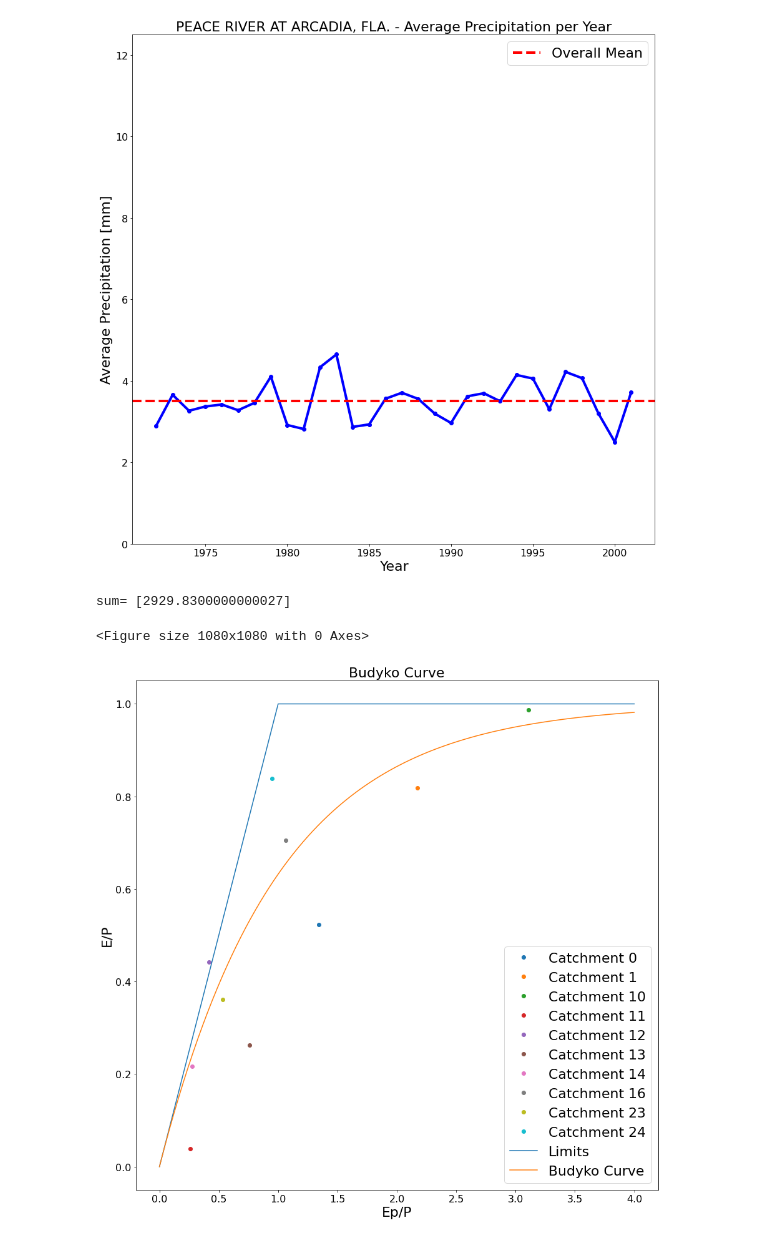
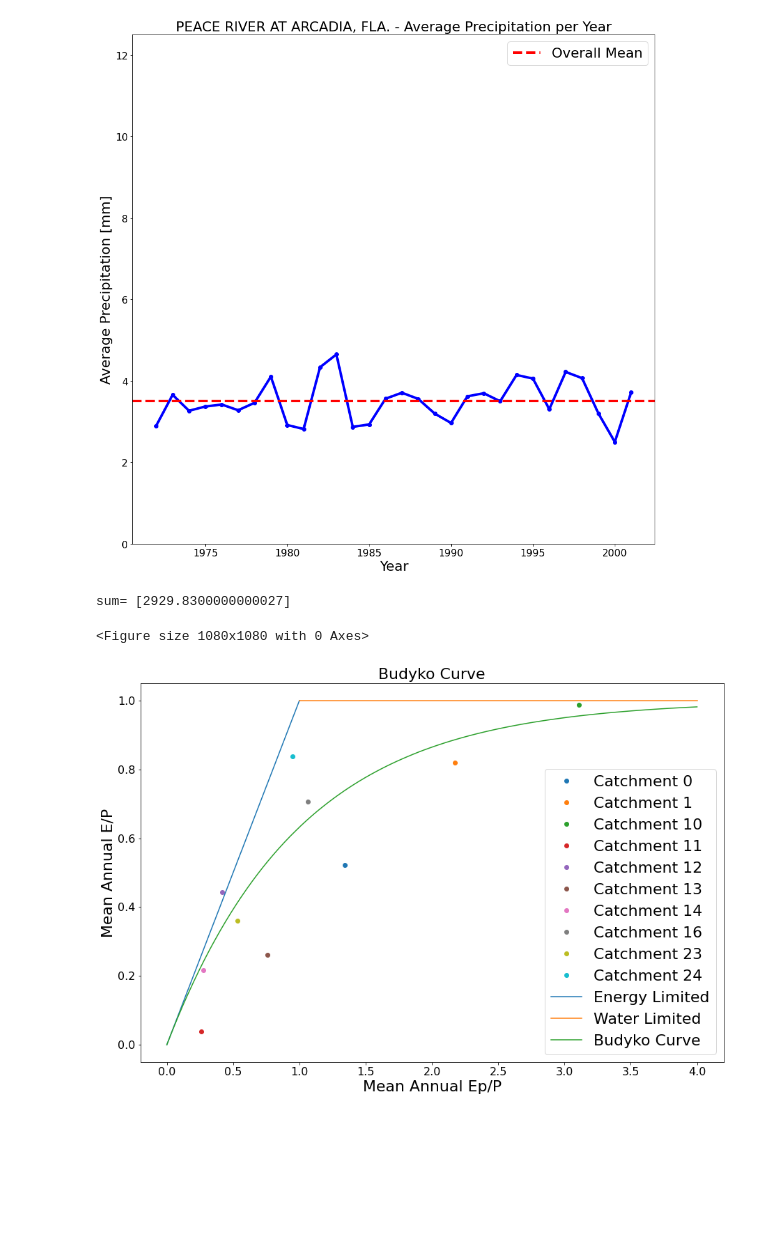
Before and after one commit to Jackman99/Hydrology-Class-Project, a Jupyter notebook: main.ipynb, the cells around one changed output. Saved outputs shown, nothing was run; the diff lists cells and outputs as text; code cells hidden in the pictures; blank space fills up the shorter version.

```diff
--- a/main.ipynb
+++ b/main.ipynb
@@ -60,7 +60,7 @@ plt.figure(figsize=(15, 15))
 
 #BUDYKO_CURVE
 import numpy as np
-plt.figure(figsize=(15, 15))
+plt.figure(figsize=(15, 10))
 catchment_indexes = [0,1,10,11,12,13,14,16,23,24]
 for ci in catchment_indexes:
     catchment = catchments[ci]
@@ -73,37 +73,41 @@ for ci in catchment_indexes:
         Ep=0
         IEp=0
         Idis=0
         for water_day in catchment.water_data:
             if water_day.date.year==year:
                 Ip= Ip + water_day.precipitation
                 IEp=IEp+water_day.potential_evaporation
                 Idis=Idis+water_day.total_streamflow
         Pp_yearly.append(Ip)
         Ep_yearly.append(IEp)
         Qp_yearly.append(Idis)
         #print('Total_Pp=',Pp_yearly)
         #print('Total_Ep=',Ep_yearly)
         #print('Total_Qp=',Qp_yearly)
 
     Aver_Ep=np.mean(Ep_yearly)
     Aver_Pp=np.mean(Pp_yearly)
     Aver_Qp=np.mean(Qp_yearly)
     actual_evaporation=Aver_Pp-Aver_Qp
     plt.plot(Aver_Ep/Aver_Pp,actual_evaporation/Aver_Pp,'o',label='Catchment '+ str(ci))
 
+ asdadasd
+fontsize=22
+x1=np.array([0,1])
+t1=np.array([0,1])
+x2=np.array([1,4])
+t2=np.array([1,1])
 
-fontsize=22
-x=np.array([0,1,4])
-t=np.array([0,1,1])
 x_curve=np.linspace(0,4,100)
-plt.plot(x,t,label='Limits')
+plt.plot(x1,t1,label='Energy Limited')
+plt.plot(x2,t2,label='Water Limited')
 plt.plot(x_curve,1-np.exp(-x_curve),label='Budyko Curve')
 plt.title('Budyko Curve', fontsize=fontsize)
-plt.xlabel('Ep/P', fontsize=fontsize)
-plt.ylabel('E/P', fontsize=fontsize)
+plt.xlabel('Mean Annual Ep/P', fontsize=fontsize)
+plt.ylabel('Mean Annual E/P', fontsize=fontsize)
 plt.legend(fontsize=fontsize)
 plt.show()
 # %% [output]
 sum= [2929.8300000000027]
 <Figure size 1080x1080 with 0 Axes>
-[figure, old version]
+[figure, new version]
```
